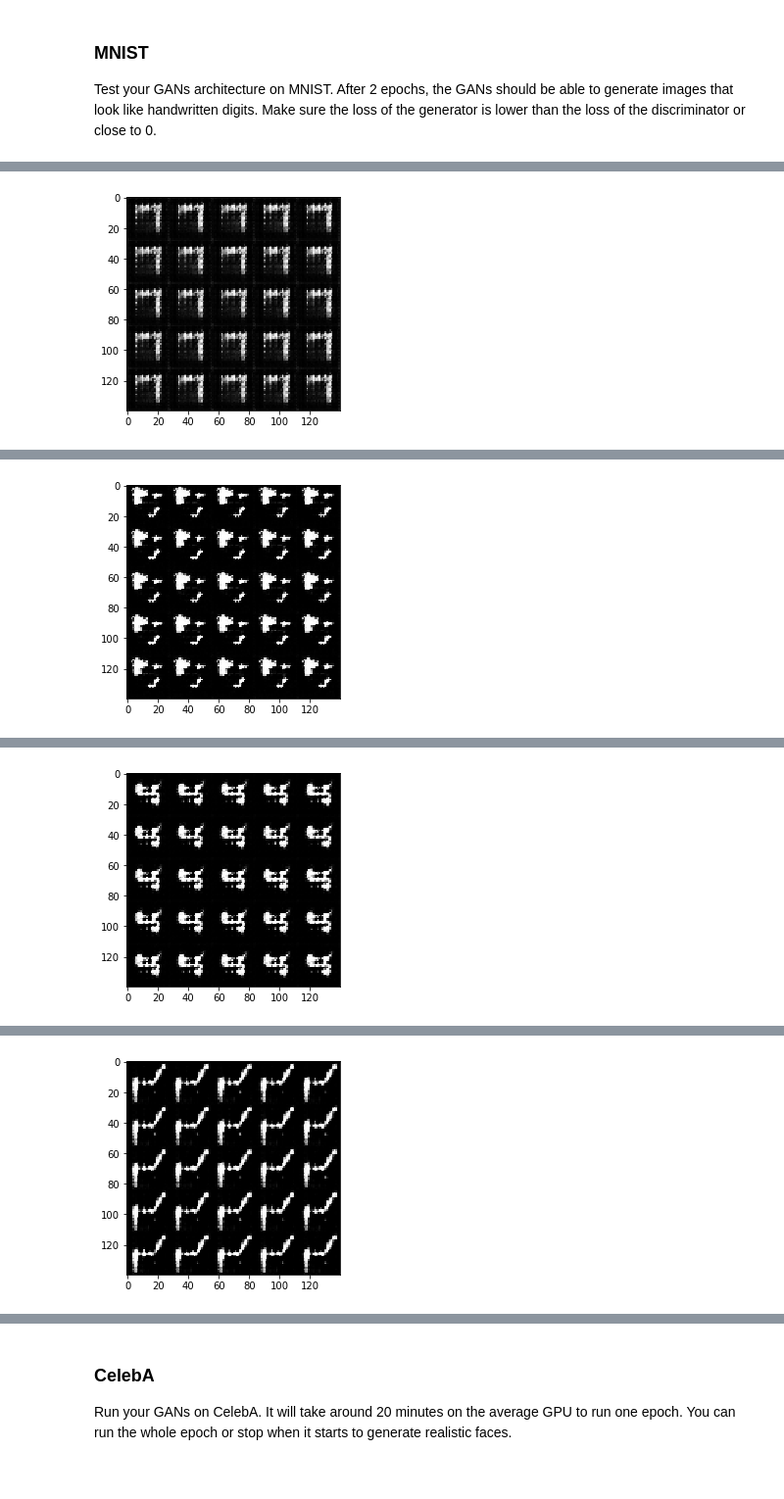
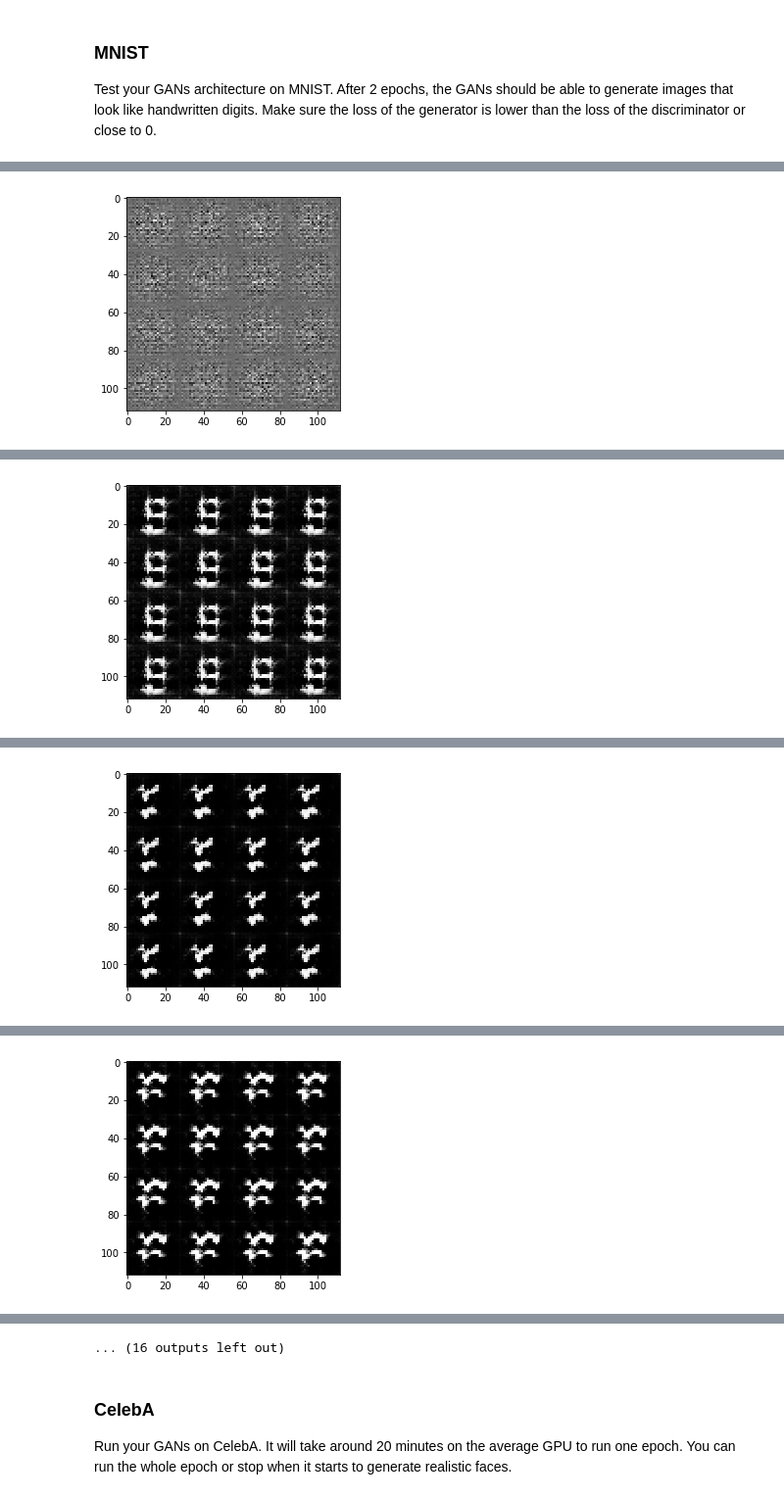
Before and after one commit to phdkiran/deep-learning, a Jupyter notebook: face_generation/dlnd_face_generation.ipynb, the cells around one changed output, grey strips where cells are left out. Shown at 98% size. Drawn from its saved outputs; the diff is of its cells as text; code cells hidden in the pictures.

```diff
--- a/face_generation/dlnd_face_generation.ipynb
+++ b/face_generation/dlnd_face_generation.ipynb
@@ -213,33 +219,45 @@ def generator(z, out_channel_dim, is_train=True):
     alpha = 0.2
     with tf.variable_scope('generator', reuse= not is_train):
         # create 4 x 4 x 512 nn with the input z
-        x = tf.layers.dense(z, units= 4 * 4 * 512)
+        x = tf.layers.dense(z, units= 2 * 2 * 512)
+        # print(x.shape)
 
         #reshape to cnn
-        x = tf.reshape(x, (-1, 4, 4, 512))
+        x = tf.reshape(x, (-1, 2, 2, 512))
         # batch normalizaton
         x = tf.layers.batch_normalization(x, training=is_train)
         # Leaky Relu
         x = tf.maximum(alpha * x, x)
+        # print(x.shape)
 
-        # create 7 x 7 x 256 cnn
-        x = tf.layers.conv2d_transpose(inputs=x, filters=256, kernel_size=4, strides=1, padding='valid')
+        # create 4 x 4 x 256 cnn
+        x = tf.layers.conv2d_transpose(inputs=x, filters=256, kernel_size=4, strides=2, padding='same', kernel_initializer=tf.contrib.layers.xavier_initializer())
         # batch normalizaton
         x = tf.layers.batch_normalization(x, training=is_train)
         # Leaky Relu
         x = tf.maximum(alpha * x, x)
+        # print(x.shape)
 
-        # create 14 x 14 x 128 cnn
-        x = tf.layers.conv2d_transpose(inputs=x, filters=128, kernel_size=4, strides=2, padding='same')
+        # create 7 x 7 x 128 cnn
+        x = tf.layers.conv2d_transpose(inputs=x, filters=128, kernel_size=4, strides=1, padding='valid', kernel_initializer=tf.contrib.layers.xavier_initializer())
         # batch normalizaton
         x = tf.layers.batch_normalization(x, training=is_train)
         # Leaky Relu
         x = tf.maximum(alpha * x, x)
+        # print(x.shape)
 
-        # create 28 x 28 x _ cnn
-        logits = tf.layers.conv2d_transpose(inputs=x, filters=out_channel_dim, kernel_size=4, strides=2, padding='same')
+        # create 14 x 14 x 64 cnn
+        x = tf.layers.conv2d_transpose(inputs=x, filters=64, kernel_size=4, strides=2, padding='same', kernel_initializer=tf.contrib.layers.xavier_initializer())
+        # batch normalizaton
+        x = tf.layers.batch_normalization(x, training=is_train)
+        # Leaky Relu
+        x = tf.maximum(alpha * x, x)
+        # print(x.shape)
 
-        out = tf.tanh(logits)
+        # create 28 x 28 x out_channel_dim cnn
+        x = tf.layers.conv2d_transpose(inputs=x, filters=out_channel_dim, kernel_size=4, strides=2, padding='same', kernel_initializer=tf.contrib.layers.xavier_initializer())
+
+        out = tf.tanh(x)
 
 
     return out
@@ -492,11 +450,10 @@ If you're using [FloydHub](https://www.floydhub.com/), set `data_dir` to "/input
 ### MNIST
 Test your GANs architecture on MNIST.  After 2 epochs, the GANs should be able to generate images that look like handwritten digits.  Make sure the loss of the generator is lower than the loss of the discriminator or close to 0.
 # %%
-batch_size = 100
+batch_size = 32
 z_dim = 100
 learning_rate = 0.0001
-beta1 = 0.2
-
+beta1 = 0.4
 
 """
 DON'T MODIFY ANYTHING IN THIS CELL THAT IS BELOW THIS LINE
@@ -516,2 +473,2 @@ Epoch 1/2 Step 200... Discriminator Loss: 1.3734... Generator Loss: 0.7757 ... T
 {'is_train': False, 'out_channel_dim': 1, 'z': <tf.Tensor 'input_z:0' shape=(?, 100) dtype=float32>}
-[figure, old version]
+[figure, new version]
@@ -520,2 +478,2 @@ Epoch 1/2 Step 400... Discriminator Loss: 1.3743... Generator Loss: 0.8019 ... T
 {'is_train': False, 'out_channel_dim': 1, 'z': <tf.Tensor 'input_z:0' shape=(?, 100) dtype=float32>}
-[figure, old version]
+[figure, new version]
@@ -524,2 +483,2 @@ Epoch 1/2 Step 600... Discriminator Loss: 1.3724... Generator Loss: 0.8149 ... T
 {'is_train': False, 'out_channel_dim': 1, 'z': <tf.Tensor 'input_z:0' shape=(?, 100) dtype=float32>}
-[figure, old version]
+[figure, new version]
@@ -528,2 +488,2 @@ Epoch 2/2 Step 800... Discriminator Loss: 1.3751... Generator Loss: 0.7865 ... T
 {'is_train': False, 'out_channel_dim': 1, 'z': <tf.Tensor 'input_z:0' shape=(?, 100) dtype=float32>}
-[figure, old version]
+[figure, new version]
@@ -538,3 +500,4 @@ Epoch 2/2 Step 1200... Discriminator Loss: 1.3767... Generator Loss: 0.7951 ...
+... (16 outputs left out)
 # %% [markdown]
 ### CelebA
 Run your GANs on CelebA.  It will take around 20 minutes on the average GPU to run one epoch.  You can run the whole epoch or stop when it starts to generate realistic faces.
```
Also changed, not shown: parts of 6 cells of this notebook.
